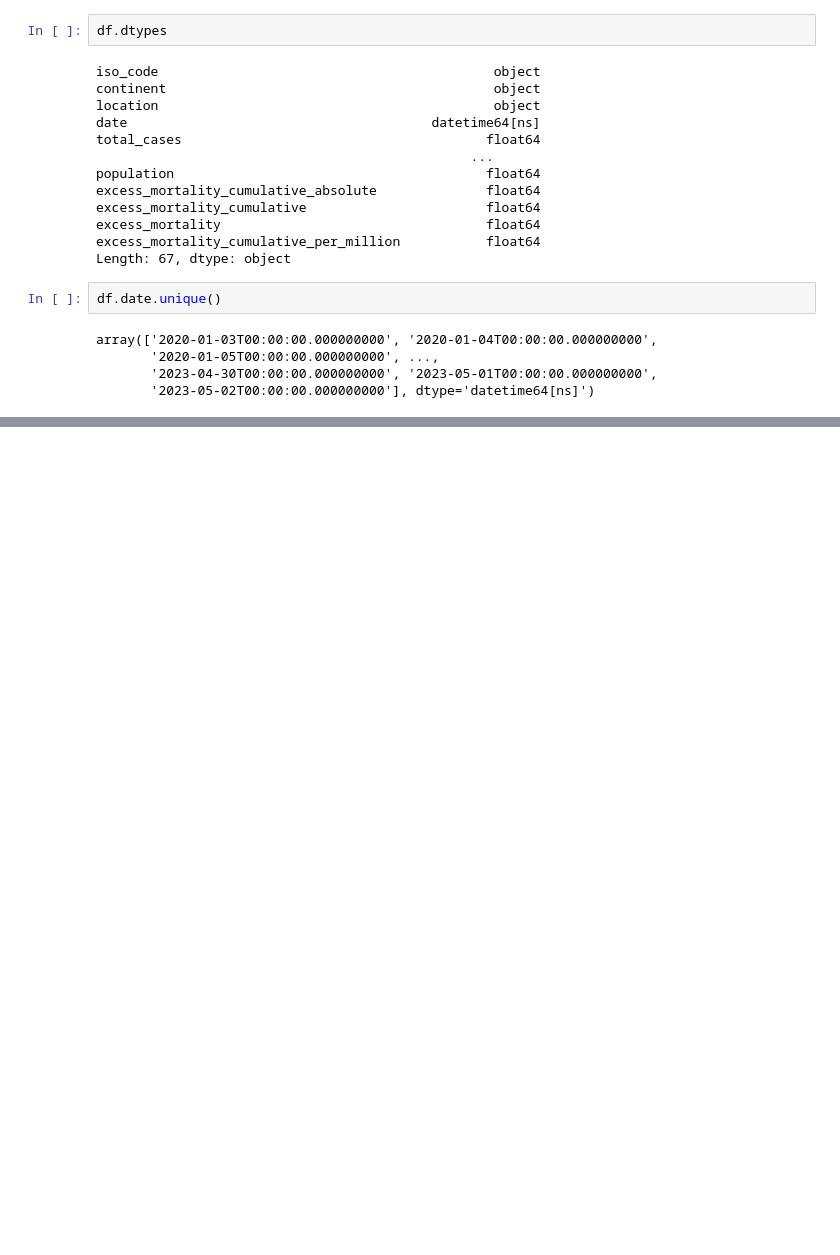
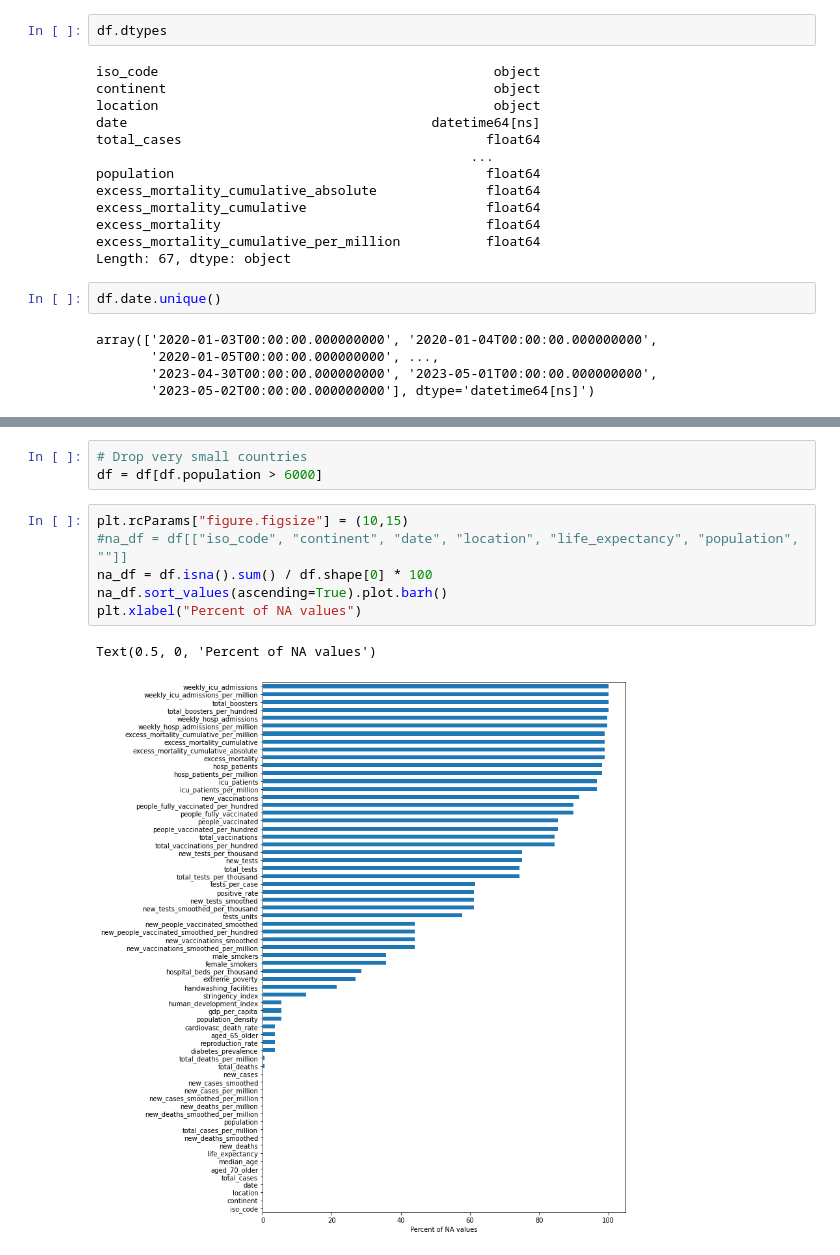
Before and after one commit to f-krause/veda_23_covid_dashboard, a Jupyter notebook: EDA.ipynb, the cells around one changed output, grey strips where cells are left out. Saved outputs shown, nothing was run; the diff lists cells and outputs as text; blank space fills up the shorter version.

```diff
--- a/EDA.ipynb
+++ b/EDA.ipynb
@@ -107,0 +193,12 @@ df.isna().sum().sort_values(ascending=False)[0:20].plot.bar()
+# %%
+# Drop very small countries
+df = df[df.population > 6000]
+# %%
+plt.rcParams["figure.figsize"] = (10,15)
+#na_df = df[["iso_code", "continent", "date", "location", "life_expectancy", "population", ""]]
+na_df = df.isna().sum() / df.shape[0] * 100
+na_df.sort_values(ascending=True).plot.barh()
+plt.xlabel("Percent of NA values")
+# %% [output]
+Text(0.5, 0, 'Percent of NA values')
+[figure, added]
```
Also changed, not shown: parts of 15 cells of this notebook.
